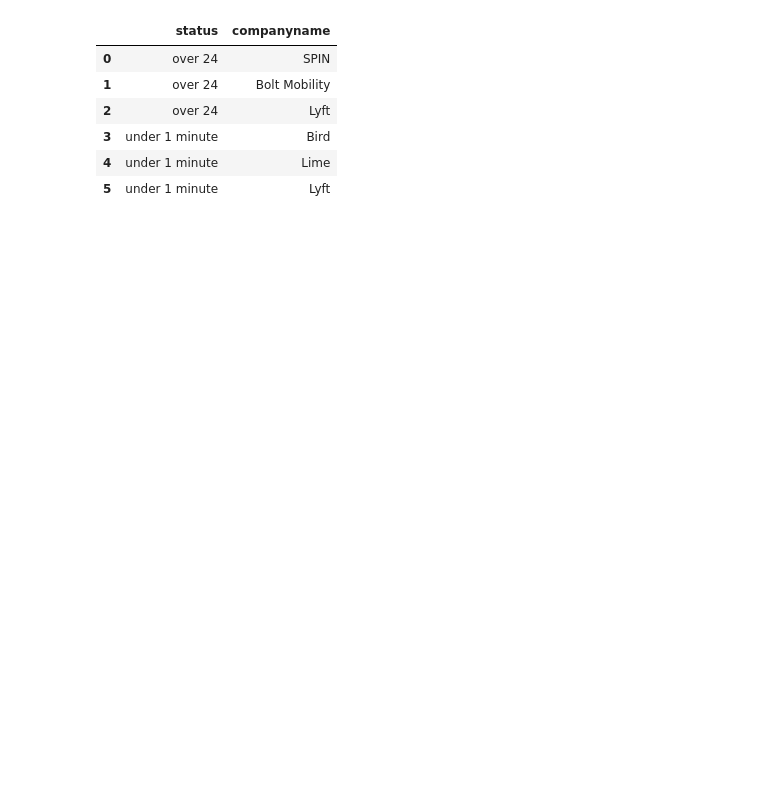
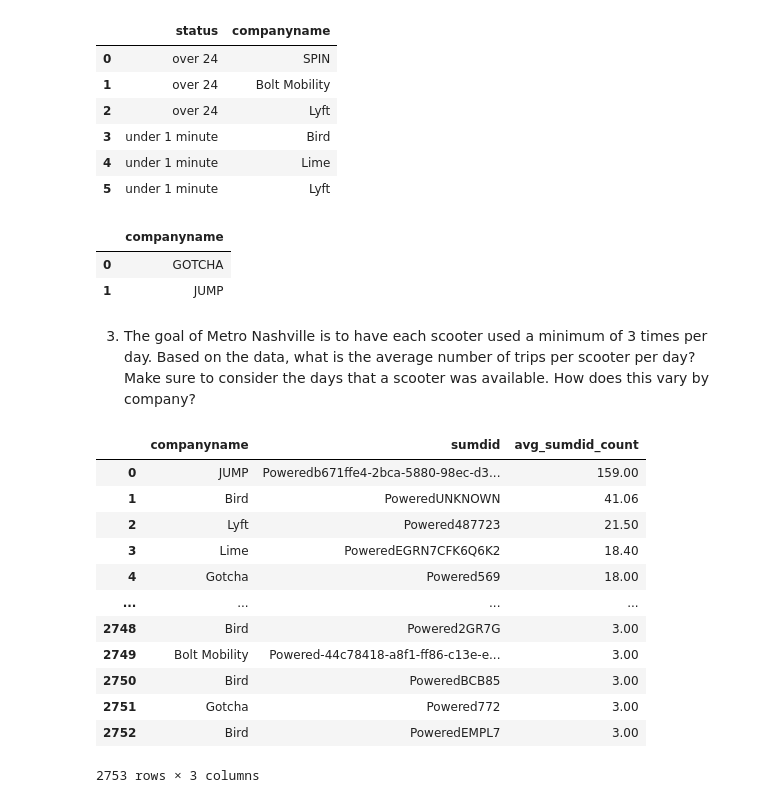
Before and after one commit to NSS-Data-Analytics-Cohort-10/scooters-group-3, a Jupyter notebook: notebooks/scooters.ipynb, the cells around one changed output. Cells and saved outputs as stored; diff of their text form; code cells hidden in the pictures; blank space fills up the shorter version.

```diff
--- a/notebooks/scooters.ipynb
+++ b/notebooks/scooters.ipynb
@@ -244,3 +247,61 @@ scooterstriptime
 | 3 | under 1 minute | Bird |
 | 4 | under 1 minute | Lime |
 | 5 | under 1 minute | Lyft |
+# %%
+COMPLIANCE ='''
+SELECT UPPER(companyname) COMPANYNAME
+FROM TRIPS WHERE  UPPER(companyname) NOT IN
+(SELECT  COMPANYNAME FROM
+(
+SELECT UPPER(companyname) COMPANYNAME
+FROM TRIPS
+WHERE tripduration > 1440
+UNION
+SELECT
+UPPER(companyname) COMPANYNAME
+FROM TRIPS
+WHERE tripduration < 1)
+GROUP BY COMPANYNAME)
+GROUP BY
+UPPER(companyname)
+'''
+COMPLIANT= pd.read_sql_query(COMPLIANCE, engine)
+COMPLIANT
+# %% [output]
+|  | companyname |
+| 0 | GOTCHA |
+| 1 | JUMP |
+# %% [markdown]
+3. The goal of Metro Nashville is to have each scooter used a minimum of 3 times per day. Based on the data, what is the average number of trips per scooter per day? Make sure to consider the days that a scooter was available. How does this vary by company?
+# %%
+AVGUSAGE= '''
+WITH avg_count AS (
+SELECT companyname, sumdid, ROUND(AVG(scooter_usage.sumdid_count),2) as avg_sumdid_count
+FROM (
+SELECT companyname, sumdid, DATE(create_dt) as usage_date, COUNT (*) as sumdid_count
+FROM trips
+GROUP BY sumdid, DATE(create_dt), companyname
+	) as scooter_usage
+GROUP BY sumdid, companyname
+ORDER BY avg_sumdid_count DESC
+)
+SELECT companyname, sumdid, avg_sumdid_count
+FROM avg_count
+WHERE avg_sumdid_count >= 3.0
+'''
+AVGUSAGEBYDAY= pd.read_sql_query(AVGUSAGE, engine)
+AVGUSAGEBYDAY
+# %% [output]
+|  | companyname | sumdid | avg_sumdid_count |
+| 0 | JUMP | Poweredb671ffe4-2bca-5880-98ec-d3... | 159.00 |
+| 1 | Bird | PoweredUNKNOWN | 41.06 |
+| 2 | Lyft | Powered487723 | 21.50 |
+| 3 | Lime | PoweredEGRN7CFK6Q6K2 | 18.40 |
+| 4 | Gotcha | Powered569 | 18.00 |
+| ... | ... | ... | ... |
+| 2748 | Bird | Powered2GR7G | 3.00 |
+| 2749 | Bolt Mobility | Powered-44c78418-a8f1-ff86-c13e-e... | 3.00 |
+| 2750 | Bird | PoweredBCB85 | 3.00 |
+| 2751 | Gotcha | Powered772 | 3.00 |
+| 2752 | Bird | PoweredEMPL7 | 3.00 |
+2753 rows × 3 columns
```
Also changed, not shown: parts of 6 cells of this notebook.
